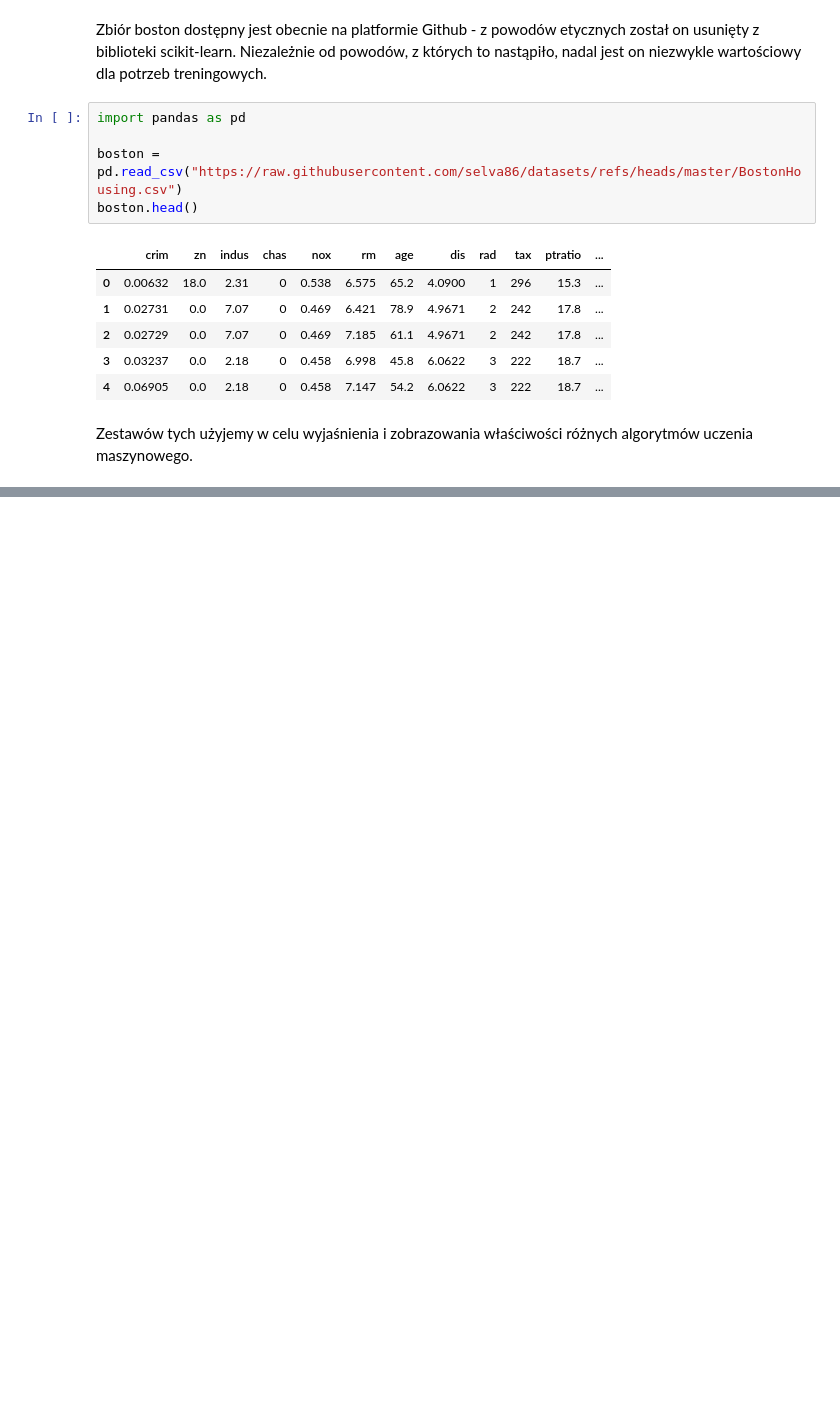
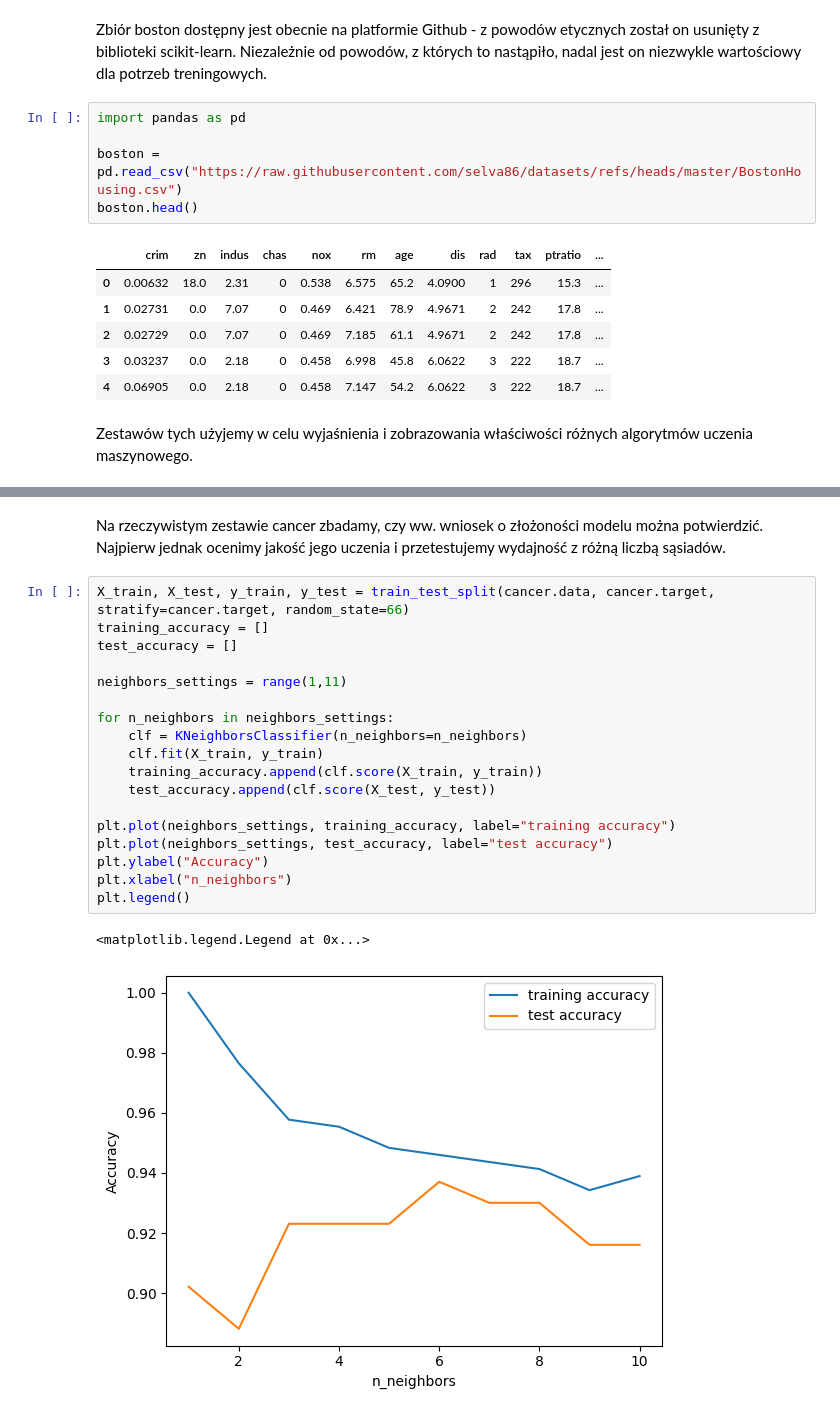
Before and after one commit to jakubtwalczak/Muller_Guido_Introduction_to_ML, a Jupyter notebook: Rozdział_2_uczenie_nadzorowane_cz_1.ipynb, the cells around one changed output, grey strips where cells are left out. Drawn from its saved outputs; the diff is of its cells as text; blank space fills up the shorter version.

```diff
--- a/Rozdział_2_uczenie_nadzorowane_cz_1.ipynb
+++ b/Rozdział_2_uczenie_nadzorowane_cz_1.ipynb
@@ -166,0 +241,23 @@ Zestawów tych użyjemy w celu wyjaśnienia i zobrazowania właściwości różn
+# %% [markdown]
+Na rzeczywistym zestawie cancer zbadamy, czy ww. wniosek o złożoności modelu można potwierdzić. Najpierw jednak ocenimy jakość jego uczenia i przetestujemy wydajność z różną liczbą sąsiadów.
+# %%
+X_train, X_test, y_train, y_test = train_test_split(cancer.data, cancer.target, stratify=cancer.target, random_state=66)
+training_accuracy = []
+test_accuracy = []
+
+neighbors_settings = range(1,11)
+
+for n_neighbors in neighbors_settings:
+    clf = KNeighborsClassifier(n_neighbors=n_neighbors)
+    clf.fit(X_train, y_train)
+    training_accuracy.append(clf.score(X_train, y_train))
+    test_accuracy.append(clf.score(X_test, y_test))
+
+plt.plot(neighbors_settings, training_accuracy, label="training accuracy")
+plt.plot(neighbors_settings, test_accuracy, label="test accuracy")
+plt.ylabel("Accuracy")
+plt.xlabel("n_neighbors")
+plt.legend()
+# %% [output]
+<matplotlib.legend.Legend at 0x...>
+[figure, added]
```
Also changed, not shown: parts of 38 cells of this notebook.
